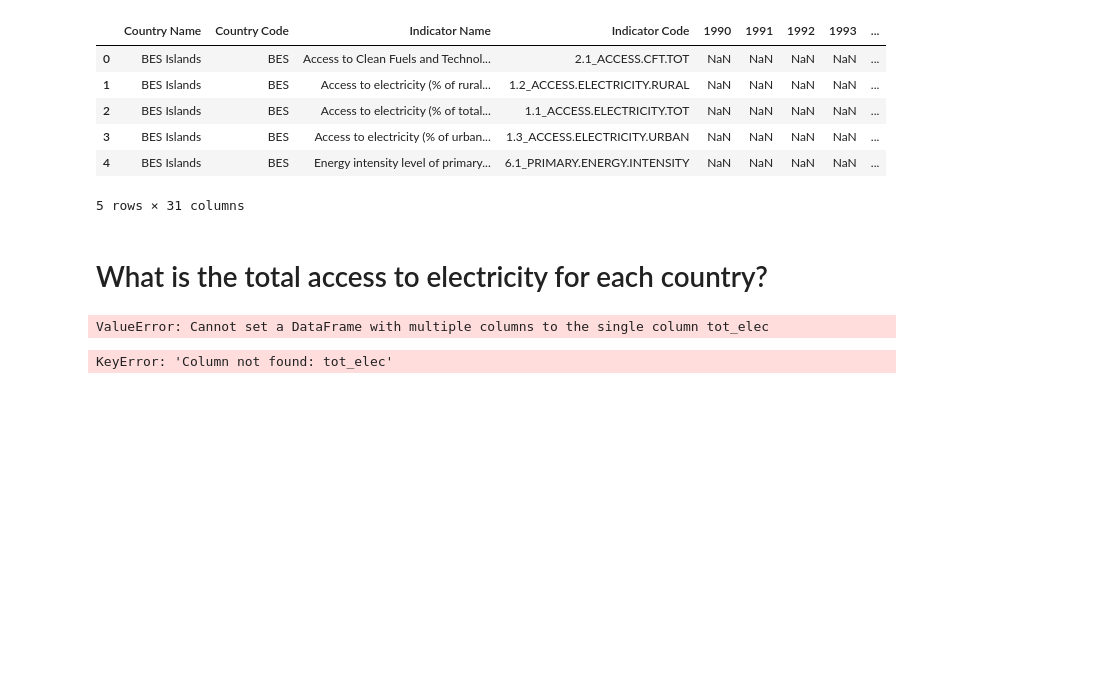
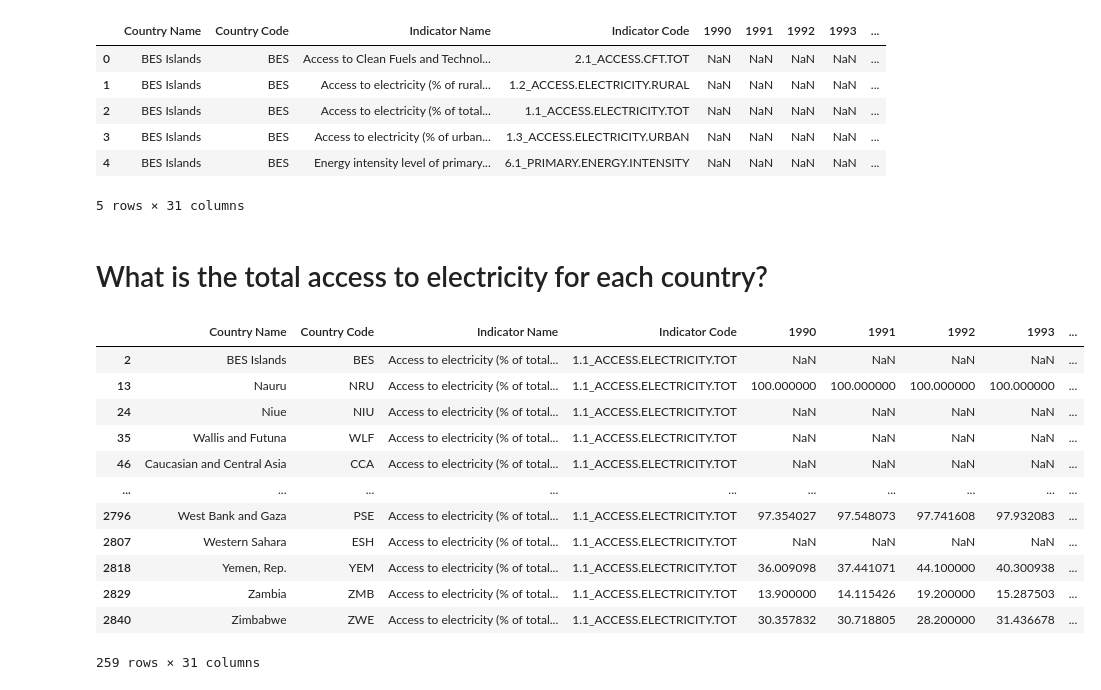
Before and after one commit to tacaelest/DA13_Energy_Capstone, a Jupyter notebook: Notebook/Capstone Notebook.ipynb, the cells around one changed output. Drawn from its saved outputs; the diff is of its cells as text; code cells hidden in the pictures; blank space fills up the shorter version.

```diff
--- a/Notebook/Capstone Notebook.ipynb
+++ b/Notebook/Capstone Notebook.ipynb
@@ -48,7 +48,7 @@ Data columns (total 29 columns):
 dtypes: object(29)
 memory usage: 310.1+ KB
 # %%
-se4all_df = pd.read_excel('Documents/NSS/Python/projects/DA13_Energy_Capstone/Data/SE4ALLEXCEL.xlsx')
+se4all_df = pd.read_excel('../Data/SE4ALLEXCEL.xlsx')
 se4all_df.info()
 # %% [output]
 <class 'pandas.core.frame.DataFrame'>
@@ -85,13 +85,19 @@ se4all_df.head()
 # %%
 #Access to electricity(% of total population)
 # %%
-se4all_df['tot_elec'] = se4all_df[se4all_df['Indicator Name']=='Access to electricity (% of total population)']
-se4all_df
+tot_elec_se4all = se4all_df[se4all_df['Indicator Name']=='Access to electricity (% of total population)']
+tot_elec_se4all
 # %% [output]
+|  | Country Name | Country Code | Indicator Name | Indicator Code | 1990 | 1991 | 1992 | 1993 | ... |
+| 2 | BES Islands | BES | Access to electricity (% of total... | 1.1_ACCESS.ELECTRICITY.TOT | NaN | NaN | NaN | NaN | ... |
+| 13 | Nauru | NRU | Access to electricity (% of total... | 1.1_ACCESS.ELECTRICITY.TOT | 100.000000 | 100.000000 | 100.000000 | 100.000000 | ... |
+| 24 | Niue | NIU | Access to electricity (% of total... | 1.1_ACCESS.ELECTRICITY.TOT | NaN | NaN | NaN | NaN | ... |
+| 35 | Wallis and Futuna | WLF | Access to electricity (% of total... | 1.1_ACCESS.ELECTRICITY.TOT | NaN | NaN | NaN | NaN | ... |
+| 46 | Caucasian and Central Asia | CCA | Access to electricity (% of total... | 1.1_ACCESS.ELECTRICITY.TOT | NaN | NaN | NaN | NaN | ... |
+| ... | ... | ... | ... | ... | ... | ... | ... | ... | ... |
+| 2796 | West Bank and Gaza | PSE | Access to electricity (% of total... | 1.1_ACCESS.ELECTRICITY.TOT | 97.354027 | 97.548073 | 97.741608 | 97.932083 | ... |
+| 2807 | Western Sahara | ESH | Access to electricity (% of total... | 1.1_ACCESS.ELECTRICITY.TOT | NaN | NaN | NaN | NaN | ... |
+| 2818 | Yemen, Rep. | YEM | Access to electricity (% of total... | 1.1_ACCESS.ELECTRICITY.TOT | 36.009098 | 37.441071 | 44.100000 | 40.300938 | ... |
+| 2829 | Zambia | ZMB | Access to electricity (% of total... | 1.1_ACCESS.ELECTRICITY.TOT | 13.900000 | 14.115426 | 19.200000 | 15.287503 | ... |
+| 2840 | Zimbabwe | ZWE | Access to electricity (% of total... | 1.1_ACCESS.ELECTRICITY.TOT | 30.357832 | 30.718805 | 28.200000 | 31.436678 | ... |
-ValueError: Cannot set a DataFrame with multiple columns to the single column tot_elec
+259 rows × 31 columns
-# %%
-se4all_countries = se4all_df.groupby('Country Name')
-se4all_tot_elec = se4all_countries['tot_elec'].count().sort_values()
-print(gdp_count.to_string())
-# %% [output]
-KeyError: 'Column not found: tot_elec'
```
Also changed, not shown: parts of 9 cells of this notebook.
